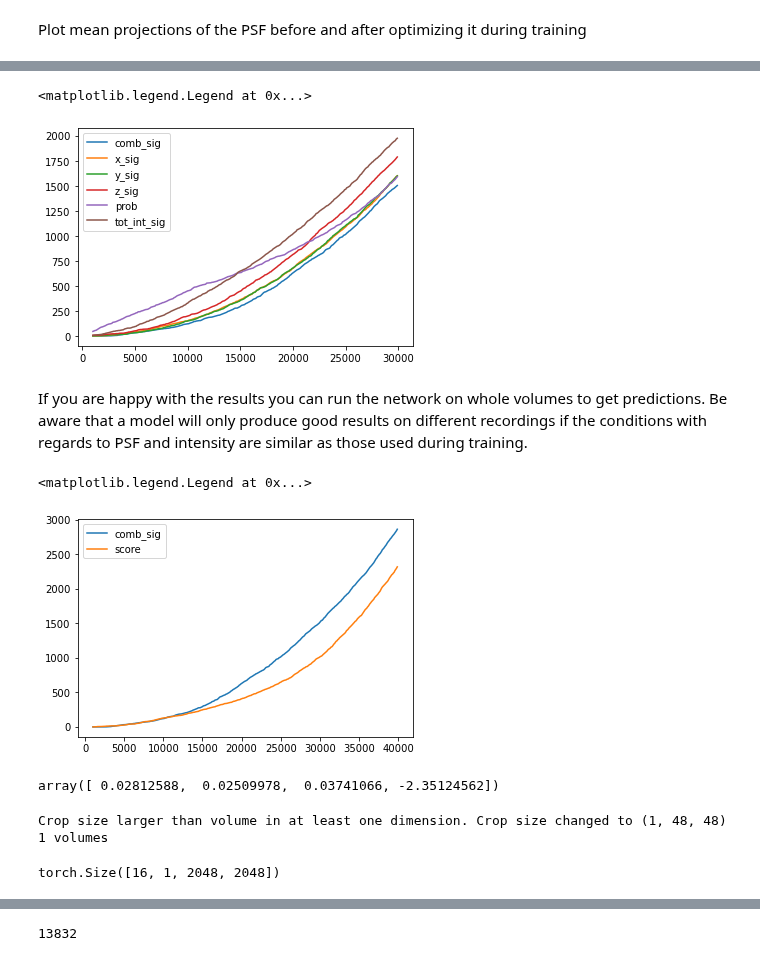
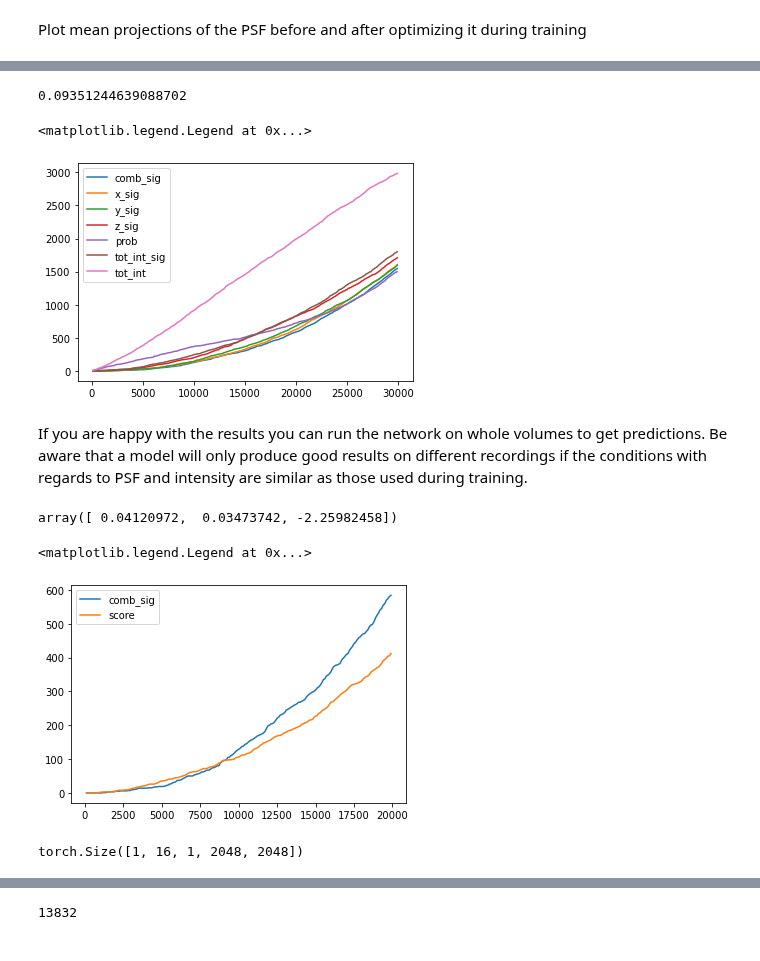
Before and after one commit to TuragaLab/decode_fish, a Jupyter notebook: MF_experiment.ipynb, the cells around one changed output, grey strips where cells are left out. Saved outputs shown, nothing was run; the diff lists cells and outputs as text; code cells hidden in the pictures.

Commit message:
sweep_mop_23, clean up viz funcs

```diff
--- a/MF_experiment.ipynb
+++ b/MF_experiment.ipynb
@@ -394,3 +263,3 @@ xsim, cols, gt = sim_data(decode_dl, 50, micro, model, channels=16, n_bits=4, si
 # %%
-perf, pred_df, matches, res_dict = get_sim_perf(torch.concat([xsim,cols], 1), px_to_nm(gt, cfg.evaluation.px_size_zyx), model, post_proc, micro, print_res=True)
+perf, matches, _ = matching(px_to_nm(gt, cfg.evaluation.px_size_zyx), pred_df, tolerance=1000, print_res=True, match_genes=True, allow_multiple_matches=False)
 # %% [output]
@@ -405,2 +273,0 @@ Shift: 0.72,0.00,0.01
-# %%
-perf, pred_df, matches, res_dict = get_sim_perf(torch.concat([xsim,cols], 1), px_to_nm(gt, cfg.evaluation.px_size_zyx), model, post_proc, micro, print_res=True)
@@ -416,30 +279,20 @@ Shift: -0.59,0.21,0.01
 # %%
 pred_df.loc[:, 'class'] = 1
 pred_df.loc[pred_df['loc_idx'].isin(matches['loc_idx_pred']), 'class'] = 0
+print(pred_df.loc[:, 'class'].sum() / len(pred_df))
+# %% [output]
+0.09351244639088702
-# %%
-pred_df['tot_int'] = pred_df['int_0']+pred_df['int_1']+pred_df['int_2']+pred_df['int_3']
-pred_df['tot_int_sig'] = pred_df['int_sig_0']+pred_df['int_sig_1']+pred_df['int_sig_2']+pred_df['int_sig_3']
+# %%
+pred_df = sel_int_ch(pred_df, codebook)
 # %%
-def make_roc(df, var='code_err', ascending=True, n_max=30000):
-
-    if n_max is None:
-        n_max = len(df)
-    x = np.arange(1000,n_max,100)
-    df = df.sort_values(var, ascending=ascending)
-    n_blanks = []
-    for i in x:
-        n_blanks.append((df[:int(i)]['class']==1).sum())
-
-    return x, n_blanks
-
-for k in ['comb_sig','x_sig','y_sig','z_sig','prob','tot_int_sig']:
+for k in ['comb_sig','x_sig','y_sig','z_sig','prob','tot_int_sig','tot_int']:
     b = False if k in ['tot_int','prob'] else True
     r  = make_roc(pred_df, k, n_max=30000, ascending=b)
     plt.plot(r[0],r[1], label=k)
 plt.legend()
 # %% [output]
 <matplotlib.legend.Legend at 0x...>
-[figure, old version]
+[figure, new version]
 # %% [markdown]
 If you are happy with the results you can run the network on whole volumes to get predictions. Be aware that a model will only produce good results on different recordings if the conditions with regards to PSF and intensity are similar as those used during training.
 # %%
@@ -456,15 +309,14 @@ clf = LogisticRegressionCV(random_state=1,max_iter=10000, class_weight='balanced
 # %%
 X = np.concatenate([pred_df[keys].values])
 pred_df['score'] = clf.predict_proba(X)[:,1]
+clf.coef_[0]
+# %% [output]
+array([ 0.04120972,  0.03473742, -2.25982458])
 # %%
 for k in ['comb_sig','score']:
-    r  = make_roc(pred_df, k, n_max=40000, ascending=True)
+    r  = make_roc(pred_df, k, n_max=20000, ascending=True)
     plt.plot(r[0],r[1], label=k)
 plt.legend()
 # %% [output]
 <matplotlib.legend.Legend at 0x...>
-[figure, old version]
+[figure, new version]
-# %%
-clf.coef_[0]
-# %% [output]
-array([ 0.02812588,  0.02509978,  0.03741066, -2.35124562])
@@ -477,5 +322,0 @@ cfg = OmegaConf.load(f'/groups/turaga/home/speisera/Mackebox/Artur/WorkDB/deepst
-# %%
-model, post_proc, micro, img_3d, decode_dl = load_all(cfg)
-# %% [output]
-Crop size larger than volume in at least one dimension. Crop size changed to (1, 48, 48)
-1 volumes
@@ -486,7 +323,5 @@ Crop size larger than volume in at least one dimension. Crop size changed to (1,
 # %%
-from decode_fish.funcs.predict import *
-
-res_df = window_predict(model, post_proc, decode_dl.dataset.volumes, window_size=[None, 256, 256], device='cuda', chrom_map=get_color_shift_inp(micro.color_shifts, micro.col_shifts_yx)[:,:,None], scale=micro.get_ch_mult())
+res_df = window_predict(model, post_proc, decode_dl.dataset.volumes, window_size=[None, 256, 256], device='cuda', chrom_map=get_color_shift_inp(micro.color_shifts, micro.col_shifts_yx)[:,:,None], scale=micro.get_ch_mult()*0+1)
 res_df = exclude_borders(res_df, border_size_zyx=[0,4000,4000], img_size=[2048*100,2048*100,2048*100])
 # %% [output]
-torch.Size([16, 1, 2048, 2048])
+torch.Size([1, 16, 1, 2048, 2048])
```
Also changed, not shown: parts of 59 cells of this notebook, 46 other files.
